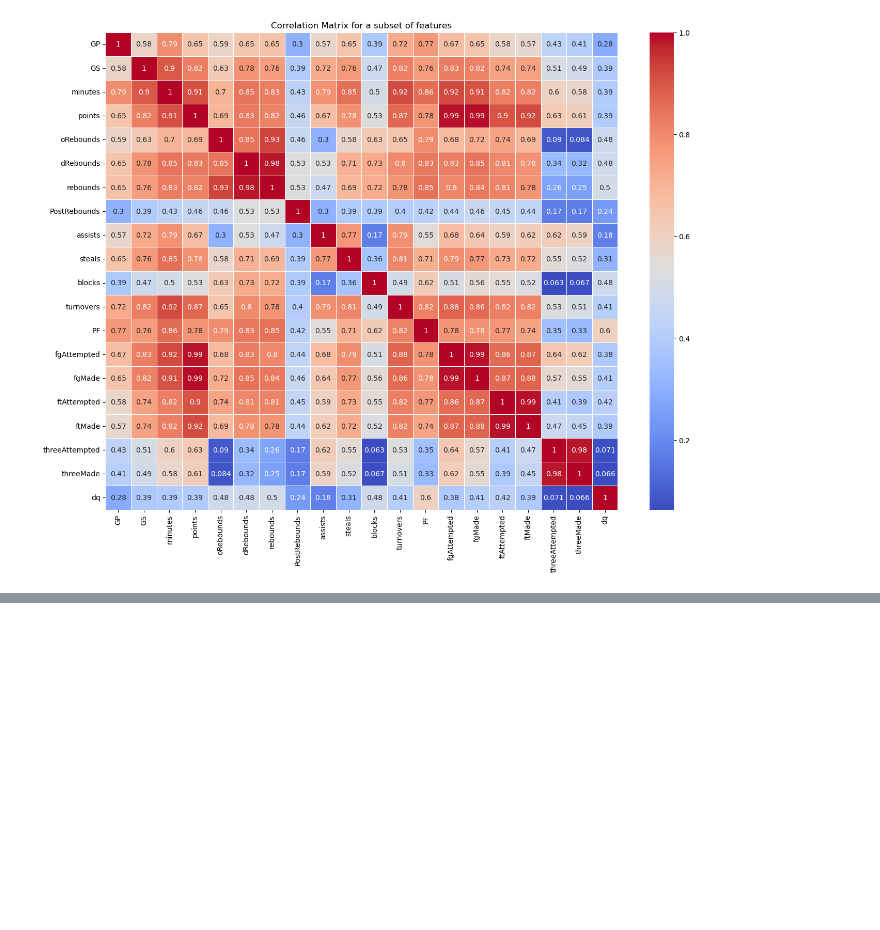
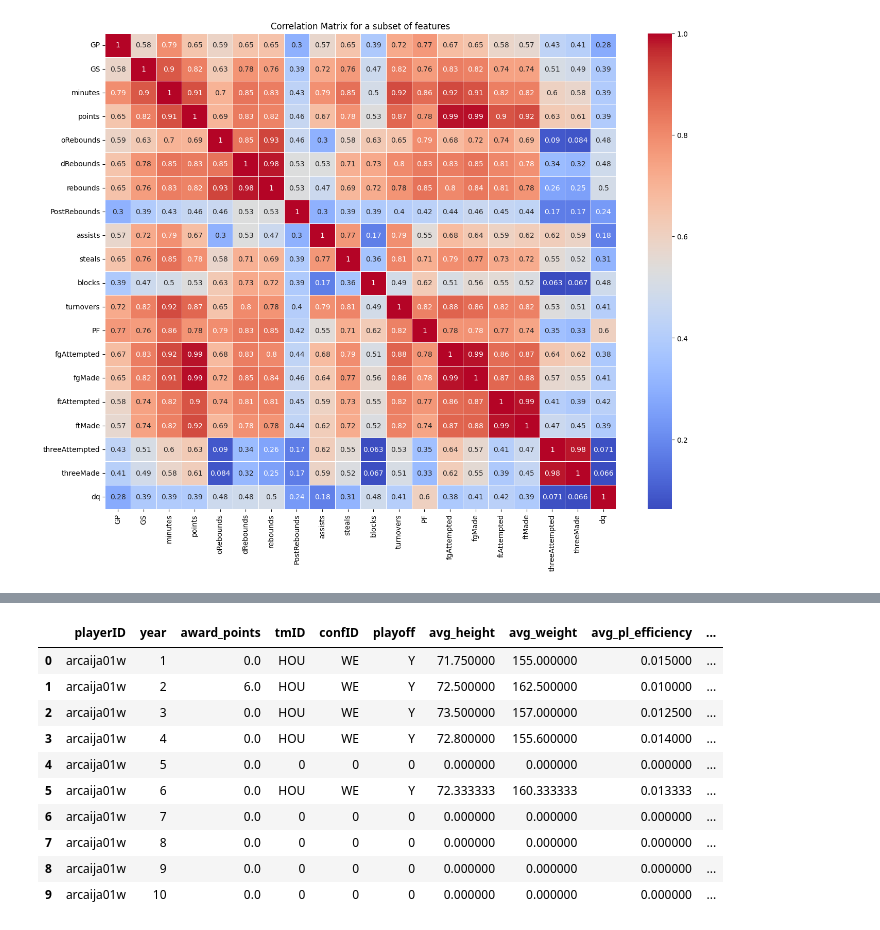
Before and after one commit to jmisidro/FEUP_ML, a Jupyter notebook: src/preparation.ipynb, the cells around one changed output, grey strips where cells are left out. Cells and saved outputs as stored; diff of their text form; code cells hidden in the pictures; blank space fills up the shorter version.

```diff
--- a/src/preparation.ipynb
+++ b/src/preparation.ipynb
@@ -401,0 +328,5 @@ players_teams = players_teams.apply(fill_last_year_means_players, axis=1)
+# %%
+# Drop all columns except the ones we need
+players_teams.drop(players_teams.columns.difference(['playerID','tmID', 'year', 'playoff', 'award_points', 'pl_efficiency']), axis=1, inplace=True)
+players_teams.describe()
+players_teams.head(10)
@@ -637,0 +420,11 @@ merged_result = merged_result.sort_values(by=['tmID', 'year'])
+# %%
+# Add average height of the team
+merged_result['avg_height'] = merged_result.groupby(['year', 'tmID'])['height'].transform('mean')
+
+# Add average weight of the team
+merged_result['avg_weight'] = merged_result.groupby(['year', 'tmID'])['weight'].transform('mean')
+
+# Add average player efficiency of the team
+merged_result['avg_pl_efficiency'] = merged_result.groupby(['year', 'tmID'])['pl_efficiency'].transform('mean')
+
+merged_result.head(10)
@@ -637,0 +444,4 @@ merged_result = merged_result.sort_values(by=['tmID', 'year'])
+# %%
+# drop all columns except 'tmID', 'confID', 'year', 'playoff', 'award_points', 'avg_height, 'avg_weight', 'tm_efficiency'
+merged_result.drop(merged_result.columns.difference(['playerID','tmID', 'confID', 'year', 'playoff', 'award_points', 'avg_height', 'avg_weight', 'avg_pl_efficiency', 'tm_efficiency']), axis=1, inplace=True)
+merged_result.head()
@@ -638,3 +455,40 @@ merged_result = merged_result.sort_values(by=['tmID', 'year'])
+# %%
+
+#merge coachID year in with playerID year to get coach award awards_players and coaches
+
+coaches = coaches.merge(awards_players, how='left', left_on=['year', 'coachID'], right_on=['year', 'playerID'])
+#drop playerID anda award
+coaches.drop(['playerID', 'award'], axis=1, inplace=True)
+#order by coachID
+coaches = coaches.sort_values(by=['coachID', 'year'])
+
+coaches['mean_wins'] = (coaches['won'] + coaches['post_wins']) / (coaches['lost'] + coaches['post_losses'])
+#drop won, post_wins, lost, post_losses
+coaches.drop(['won', 'post_wins', 'lost', 'post_losses'], axis=1, inplace=True)
+
+# rename awards_points to award_points_coach~
+coaches.rename(columns={'award_points': 'award_points_coach'}, inplace=True)
+coaches.rename(columns={'mean_wins': 'mean_wins_coach'}, inplace=True)
+
+#merge with merged_result
+merged_result = merged_result.merge(coaches, how='left', on=['year', 'tmID'])
+#drop coachID
+merged_result.drop('coachID', axis=1, inplace=True)
+#fill NaN with 0
+merged_result.fillna(0, inplace=True)
+merged_result.head(10)
+# %% [output]
+|  | playerID | year | award_points | tmID | confID | playoff | avg_height | avg_weight | avg_pl_efficiency | ... |
+| 0 | arcaija01w | 1 | 0.0 | HOU | WE | Y | 71.750000 | 155.000000 | 0.015000 | ... |
+| 1 | arcaija01w | 2 | 6.0 | HOU | WE | Y | 72.500000 | 162.500000 | 0.010000 | ... |
+| 2 | arcaija01w | 3 | 0.0 | HOU | WE | Y | 73.500000 | 157.000000 | 0.012500 | ... |
+| 3 | arcaija01w | 4 | 0.0 | HOU | WE | Y | 72.800000 | 155.600000 | 0.014000 | ... |
+| 4 | arcaija01w | 5 | 0.0 | 0 | 0 | 0 | 0.000000 | 0.000000 | 0.000000 | ... |
+| 5 | arcaija01w | 6 | 0.0 | HOU | WE | Y | 72.333333 | 160.333333 | 0.013333 | ... |
+| 6 | arcaija01w | 7 | 0.0 | 0 | 0 | 0 | 0.000000 | 0.000000 | 0.000000 | ... |
+| 7 | arcaija01w | 8 | 0.0 | 0 | 0 | 0 | 0.000000 | 0.000000 | 0.000000 | ... |
+| 8 | arcaija01w | 9 | 0.0 | 0 | 0 | 0 | 0.000000 | 0.000000 | 0.000000 | ... |
+| 9 | arcaija01w | 10 | 0.0 | 0 | 0 | 0 | 0.000000 | 0.000000 | 0.000000 | ... |
 # %%
 # Export the cleaned dataframes to CSV files
 merged_result.to_csv("../data/clean/merged.csv", index=False)
```
Also changed, not shown: parts of 39 cells of this notebook, 4 other files.
